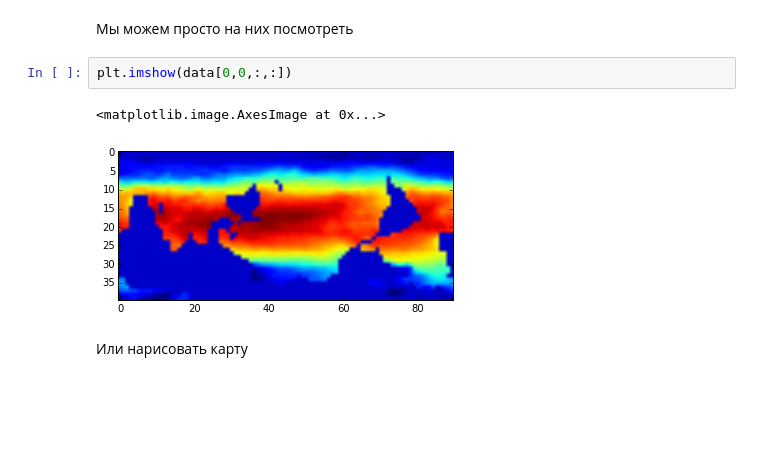
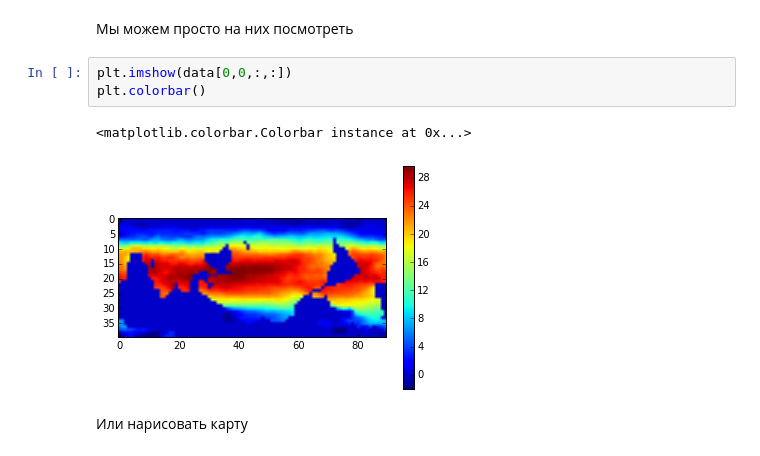
Before and after one commit to koldunovn/spb_mitgcm, a Jupyter notebook: 00_open_file.ipynb, the cells around one changed output. Cells and saved outputs as stored; diff of their text form; blank space fills up the shorter version.

```diff
--- a/00_open_file.ipynb
+++ b/00_open_file.ipynb
@@ -29,9 +33,10 @@ data.shape
 Мы можем просто на них посмотреть
 # %%
 plt.imshow(data[0,0,:,:])
+plt.colorbar()
 # %% [output]
-<matplotlib.image.AxesImage at 0x...>
+<matplotlib.colorbar.Colorbar instance at 0x...>
-[figure, old version]
+[figure, new version]
 # %% [markdown]
 Или нарисовать карту
 # %%
```
Also changed, not shown: parts of 1 cell of this notebook, 2 other files.
